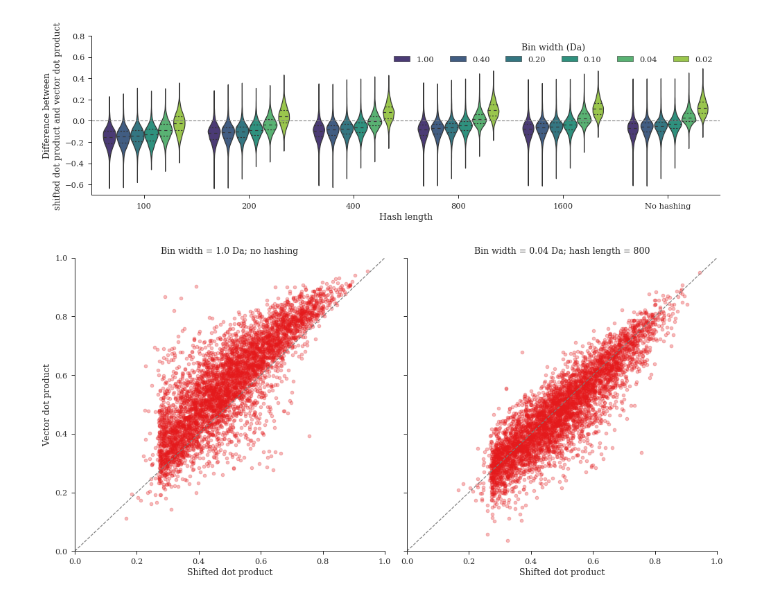
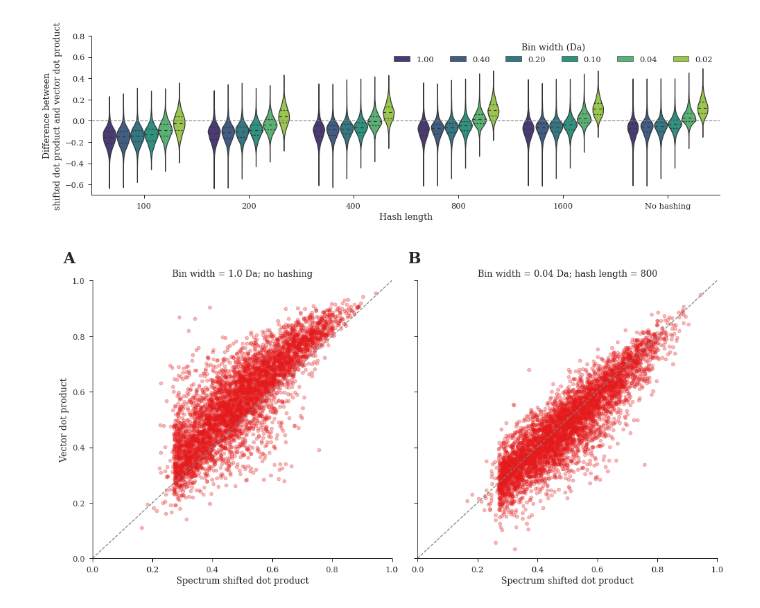
Before and after one commit to bittremieux/ANN-SoLo, a Jupyter notebook: notebooks/iprg2012_spectrum_hashing.ipynb, the cells around one changed output. Drawn from its saved outputs; the diff is of its cells as text; code cells hidden in the pictures.

```diff
--- a/notebooks/iprg2012_spectrum_hashing.ipynb
+++ b/notebooks/iprg2012_spectrum_hashing.ipynb
@@ -150,31 +150,36 @@ with sns.color_palette('viridis'):
 # %%
 width = 7
 height = width
 fig, axes = plt.subplots(1, 2, sharex=True, sharey=True,
                          figsize=(2 * width, height))
 
 bw_low, bw_high, hl = 1.0, 0.04, 800
 axes[0].scatter(scores['shifted_dot'], scores[(bw_low, None)], alpha=0.3)
 axes[1].scatter(scores['shifted_dot'], scores[(bw_high, hl)], alpha=0.3)
 
 for ax in axes:
     ax.plot([0, 1], [0, 1], ls='--', color='gray')
     ax.set_xlim(0, 1)
     ax.set_ylim(0, 1)
 
 axes[0].set_ylabel('Vector dot product')
-axes[0].set_xlabel('Shifted dot product')
-axes[1].set_xlabel('Shifted dot product')
+axes[0].set_xlabel('Spectrum shifted dot product')
+axes[1].set_xlabel('Spectrum shifted dot product')
 
 axes[0].set_title(f'Bin width = {bw_low} Da; no hashing')
 axes[1].set_title(f'Bin width = {bw_high} Da; hash length = {hl}')
+
+for i, c in zip((0, 1), ('A', 'B')):
+    axes[i].annotate(c, xy=(0.5 * i, 1), xytext=(35, -30),
+                     xycoords='figure fraction', textcoords='offset pixels',
+                     fontsize='xx-large', weight='bold')
 
 plt.tight_layout()
 
 sns.despine()
 
-plt.savefig('hash_dot.pdf', dpi=300, bbox_inches='tight')
+plt.savefig('hash_dot_shifted.pdf', dpi=300, bbox_inches='tight')
 plt.show()
 plt.close()
 # %% [output]
-[figure, old version]
+[figure, new version]
```
Also changed, not shown: parts of 5 cells of this notebook.
